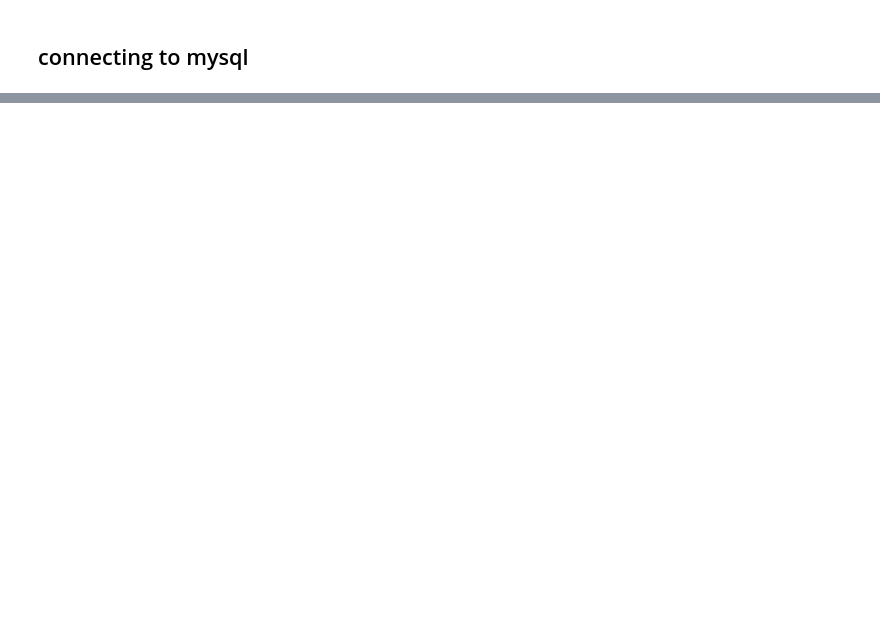
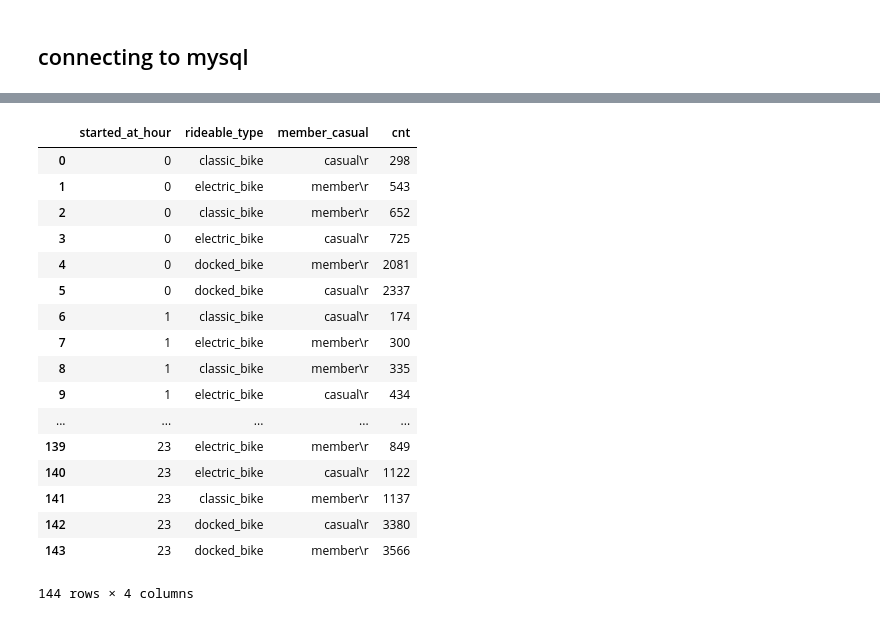
Before and after one commit to nandanrgowda/sql_bike_share_analysis, a Jupyter notebook: SQL capital bike share data .ipynb, the cells around one changed output, grey strips where cells are left out. Saved outputs shown, nothing was run; the diff lists cells and outputs as text; code cells hidden in the pictures; blank space fills up the shorter version.

```diff
--- a/SQL capital bike share data .ipynb
+++ b/SQL capital bike share data .ipynb
@@ -35,0 +492,34 @@ zope.interface                     5.1.2
+# %%
+load_mysql_data("""
+WITH trips_hour AS (select *,
+    hour(started_at) as started_at_hour,
+    year(started_at) as started_at_year,
+    week(started_at) as started_at_week,
+    weekday(started_at) as started_at_weekday,
+    month(started_at) as started_at_month,
+    dayname(started_at) as started_at_dayname
+from trips)
+select started_at_hour,rideable_type,member_casual, count(started_at_hour) as cnt
+from trips_hour
+group by started_at_hour,rideable_type,member_casual
+order by started_at_hour,cnt
+""")
+# %% [output]
+|  | started_at_hour | rideable_type | member_casual | cnt |
+| 0 | 0 | classic_bike | casual\r | 298 |
+| 1 | 0 | electric_bike | member\r | 543 |
+| 2 | 0 | classic_bike | member\r | 652 |
+| 3 | 0 | electric_bike | casual\r | 725 |
+| 4 | 0 | docked_bike | member\r | 2081 |
+| 5 | 0 | docked_bike | casual\r | 2337 |
+| 6 | 1 | classic_bike | casual\r | 174 |
+| 7 | 1 | electric_bike | member\r | 300 |
+| 8 | 1 | classic_bike | member\r | 335 |
+| 9 | 1 | electric_bike | casual\r | 434 |
+| ... | ... | ... | ... | ... |
+| 139 | 23 | electric_bike | member\r | 849 |
+| 140 | 23 | electric_bike | casual\r | 1122 |
+| 141 | 23 | classic_bike | member\r | 1137 |
+| 142 | 23 | docked_bike | casual\r | 3380 |
+| 143 | 23 | docked_bike | member\r | 3566 |
+144 rows × 4 columns
```
Also changed, not shown: parts of 35 cells of this notebook.
